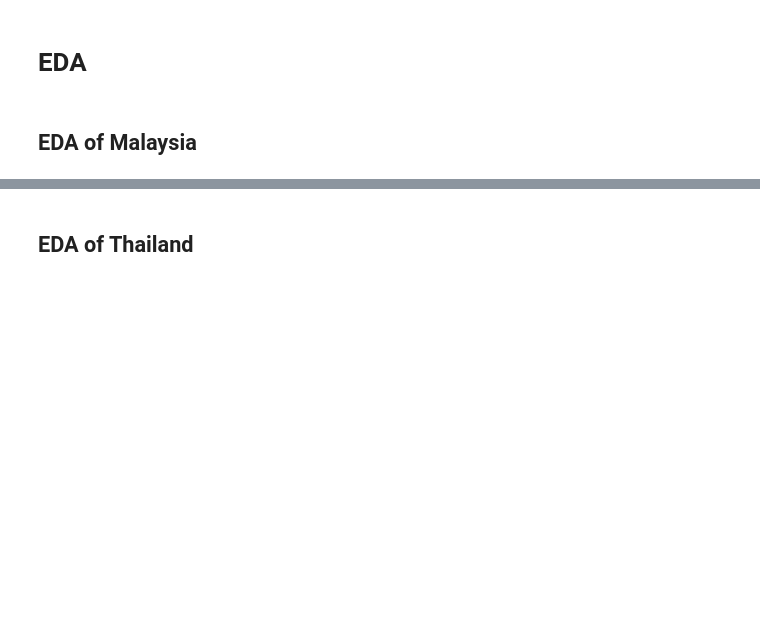
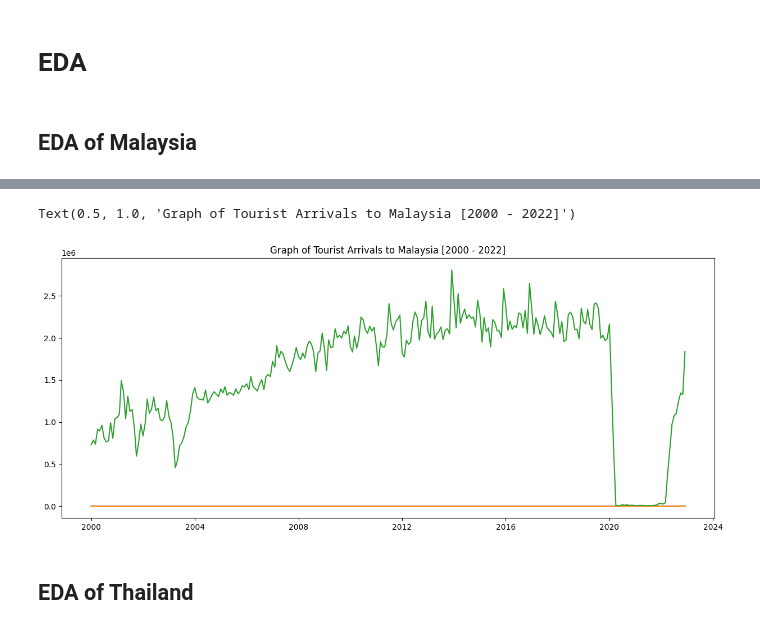
Before and after one commit to geadkee/FYP-TouristArrivalsPrediction, a Jupyter notebook: EDA.ipynb, the cells around one changed output, grey strips where cells are left out. Cells and saved outputs as stored; diff of their text form; code cells hidden in the pictures; blank space fills up the shorter version.

Commit message:
done visualisation?

```diff
--- a/EDA.ipynb
+++ b/EDA.ipynb
@@ -14,2 +17,7 @@ from prophet import Prophet
 # %% [markdown]
 ## EDA of Malaysia
+# %%
+file1 = pd.read_excel(r"arr.xlsx")
+file1.head()
+file1["yeMon"] = pd.to_datetime(file1["Year"].map(str) + '-' + file1["Month"].map(str))
+print(file1)
@@ -15,0 +39,3 @@ from prophet import Prophet
+# %%
+# #Change column names into Prophet format
+file1 = file1.rename(columns={'yeMon':'ds', 'Arrivals' :'y'})
@@ -16,3 +62,11 @@ from prophet import Prophet
+# %%
+#Plot No.of Tourist Arrivals to Thailand
+plt.figure(figsize=(15,6))
+plt.plot(file1.set_index('ds'))
+plt.title('Graph of Tourist Arrivals to Malaysia [2000 - 2022]')
+# %% [output]
+Text(0.5, 1.0, 'Graph of Tourist Arrivals to Malaysia [2000 - 2022]')
+[figure, added]
 # %% [markdown]
 ## EDA of Thailand
 # %%
```
Also changed, not shown: parts of 6 cells of this notebook.
